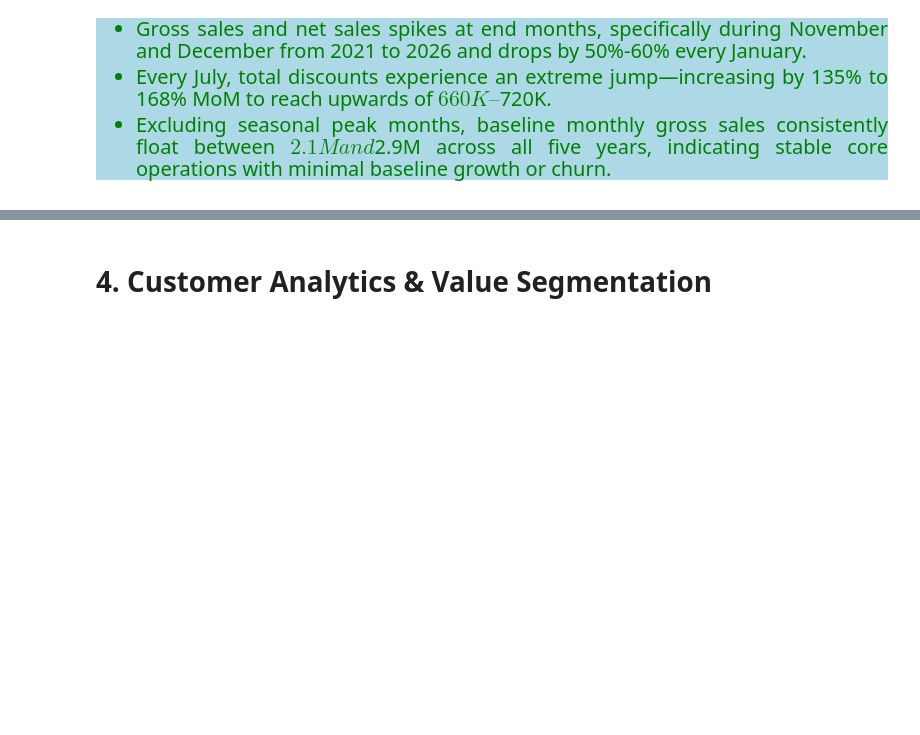
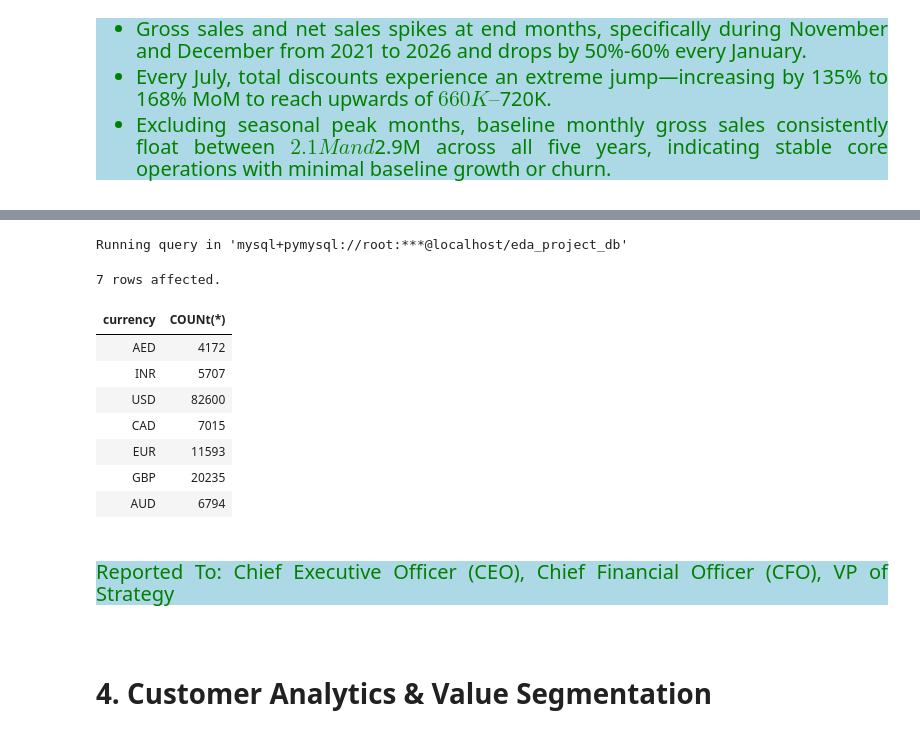
Before and after one commit to Kartika-Nidhi/E-Commerce_Analysis_SQL, a Jupyter notebook: E-commerceSalesAnalysisSQL.ipynb, the cells around one changed output, grey strips where cells are left out. Cells and saved outputs as stored; diff of their text form; code cells hidden in the pictures; blank space fills up the shorter version.

```diff
--- a/E-commerceSalesAnalysisSQL.ipynb
+++ b/E-commerceSalesAnalysisSQL.ipynb
@@ -375,3 +365,28 @@ plt.show()
+# %%
+%%sql
+
+SELECT currency, COUNt(*)
+FROM orders
+GROUP BY currency
+;
+# %% [output]
+Running query in 'mysql+pymysql://root:***@localhost/eda_project_db'
+7 rows affected.
+| currency | COUNt(*) |
+| AED | 4172 |
+| INR | 5707 |
+| USD | 82600 |
+| CAD | 7015 |
+| EUR | 11593 |
+| GBP | 20235 |
+| AUD | 6794 |
+# %% [markdown]
+<div>
+# %% [markdown]
+<div style = "background-color:lightblue; color:green; font-size:20px; text-align:justify">
+Reported To: Chief Executive Officer (CEO), Chief Financial Officer (CFO), VP of Strategy
+# %% [markdown]
+<div>
 # %% [markdown]
 # 4. Customer Analytics & Value Segmentation
 # %% [markdown]
```
Also changed, not shown: parts of 6 cells of this notebook.
